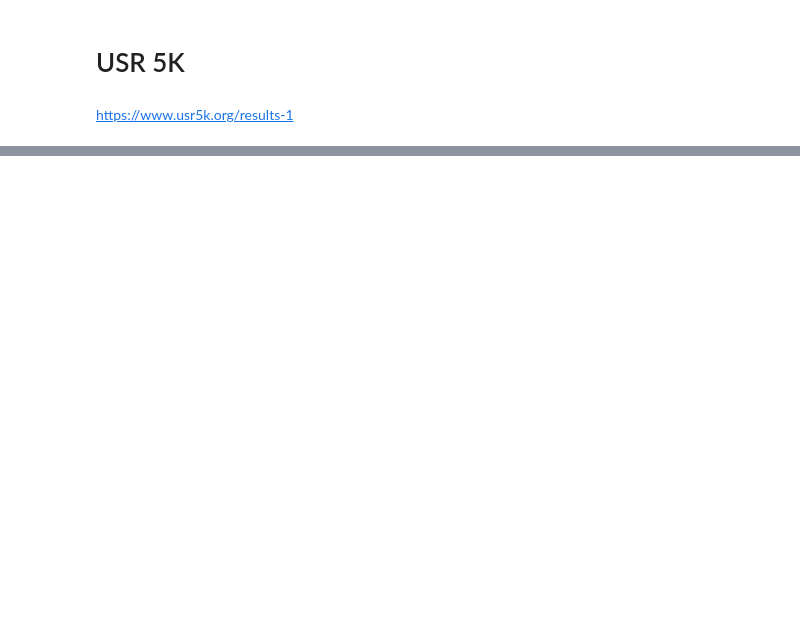
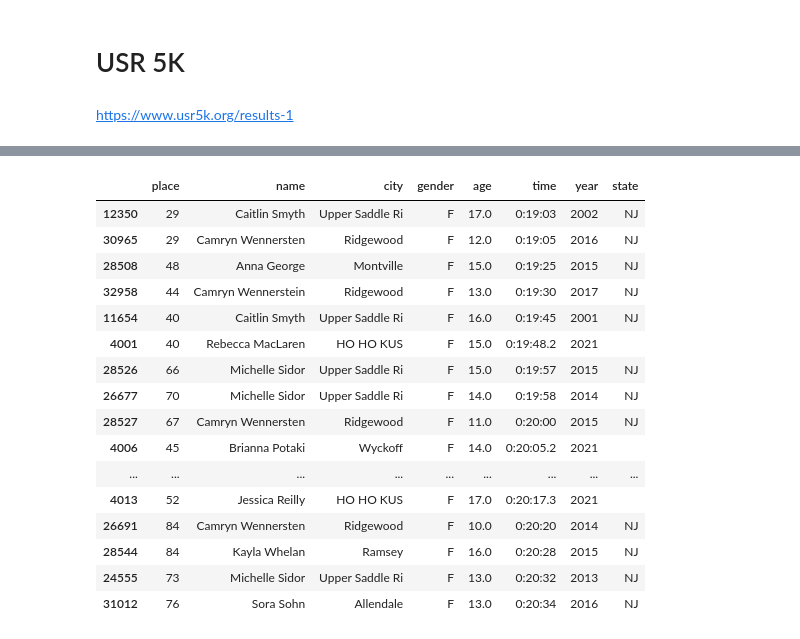
Before and after one commit to willdigisi/USR_5K, a Jupyter notebook: USR_5K.ipynb, the cells around one changed output, grey strips where cells are left out. Cells and saved outputs as stored; diff of their text form; code cells hidden in the pictures; blank space fills up the shorter version.

```diff
--- a/USR_5K.ipynb
+++ b/USR_5K.ipynb
@@ -356,0 +350,25 @@ further clean data, remove invald rows
+# %%
+sort = master
+sort['age'] = pd.to_numeric(sort['age'])
+sort = sort[sort['gender'] == 'F']
+sort = sort[sort['age'] < 18]
+sort = sort.sort_values(by=['time'], ascending=True)
+sort.head(20)
+# %% [output]
+|  | place | name | city | gender | age | time | year | state |
+| 12350 | 29 | Caitlin Smyth | Upper Saddle Ri | F | 17.0 | 0:19:03 | 2002 | NJ |
+| 30965 | 29 | Camryn Wennersten | Ridgewood | F | 12.0 | 0:19:05 | 2016 | NJ |
+| 28508 | 48 | Anna George | Montville | F | 15.0 | 0:19:25 | 2015 | NJ |
+| 32958 | 44 | Camryn Wennerstein | Ridgewood | F | 13.0 | 0:19:30 | 2017 | NJ |
+| 11654 | 40 | Caitlin Smyth | Upper Saddle Ri | F | 16.0 | 0:19:45 | 2001 | NJ |
+| 4001 | 40 | Rebecca MacLaren | HO HO KUS | F | 15.0 | 0:19:48.2 | 2021 |  |
+| 28526 | 66 | Michelle Sidor | Upper Saddle Ri | F | 15.0 | 0:19:57 | 2015 | NJ |
+| 26677 | 70 | Michelle Sidor | Upper Saddle Ri | F | 14.0 | 0:19:58 | 2014 | NJ |
+| 28527 | 67 | Camryn Wennersten | Ridgewood | F | 11.0 | 0:20:00 | 2015 | NJ |
+| 4006 | 45 | Brianna Potaki | Wyckoff | F | 14.0 | 0:20:05.2 | 2021 |  |
+| ... | ... | ... | ... | ... | ... | ... | ... | ... |
+| 4013 | 52 | Jessica Reilly | HO HO KUS | F | 17.0 | 0:20:17.3 | 2021 |  |
+| 26691 | 84 | Camryn Wennersten | Ridgewood | F | 10.0 | 0:20:20 | 2014 | NJ |
+| 28544 | 84 | Kayla Whelan | Ramsey | F | 16.0 | 0:20:28 | 2015 | NJ |
+| 24555 | 73 | Michelle Sidor | Upper Saddle Ri | F | 13.0 | 0:20:32 | 2013 | NJ |
+| 31012 | 76 | Sora Sohn | Allendale | F | 13.0 | 0:20:34 | 2016 | NJ |
```
Also changed, not shown: parts of 34 cells of this notebook.
